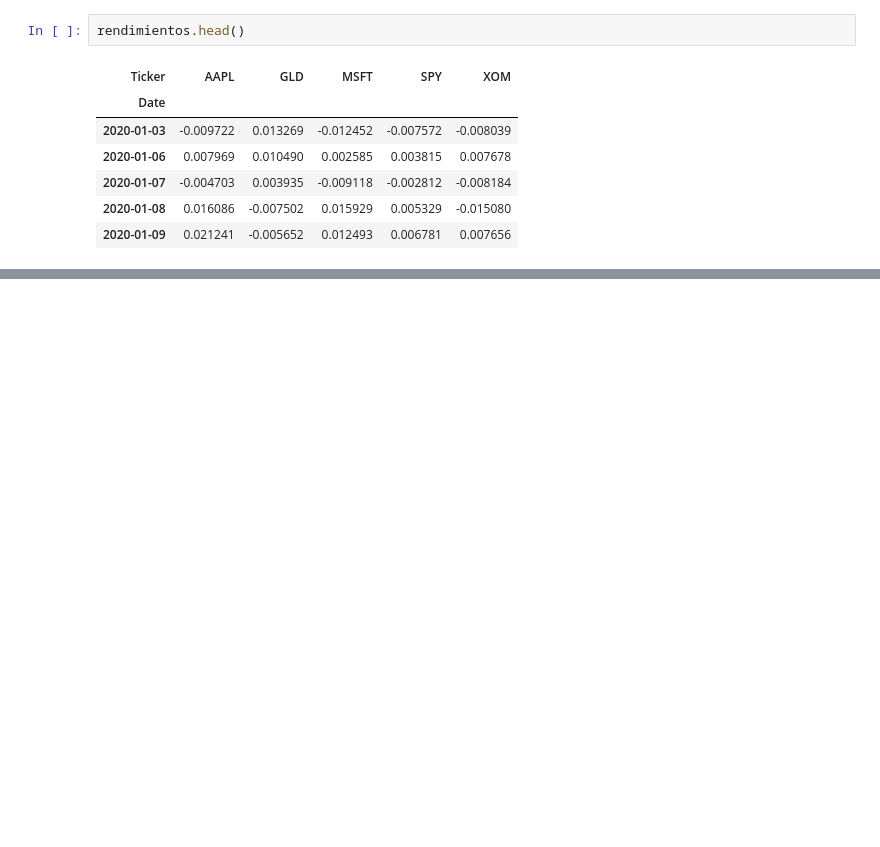
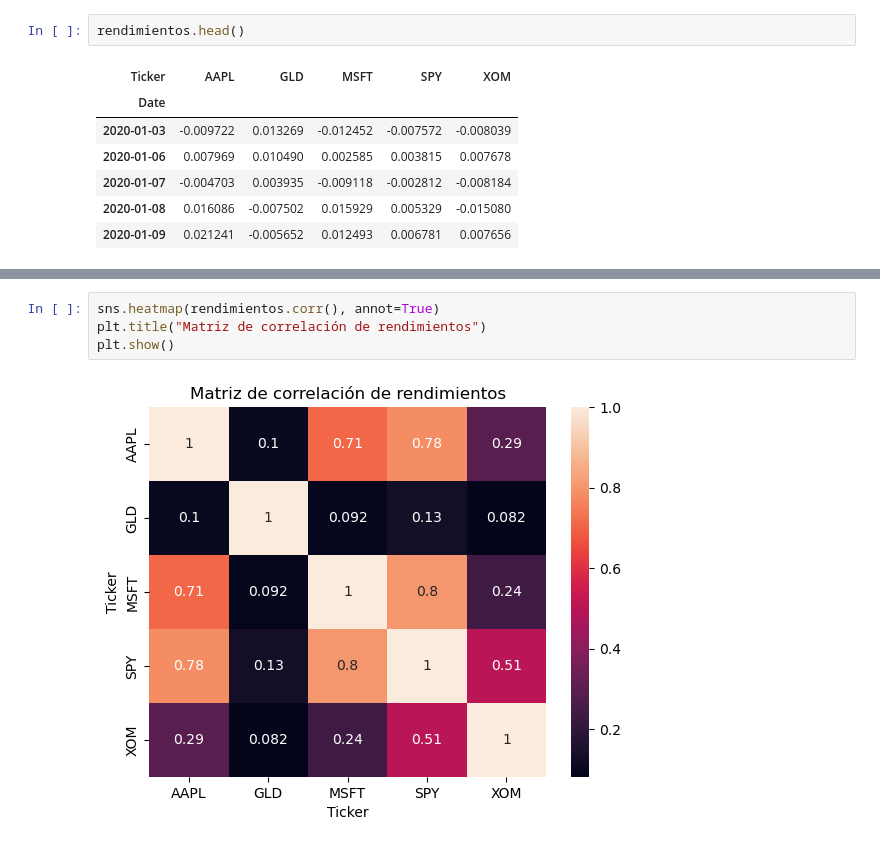
Before and after one commit to Marco-Vallejo/Financial-Portfolio-Analysis-with-Python, a Jupyter notebook: project_2_five_assets/project_2_five_assets.ipynb, the cells around one changed output, grey strips where cells are left out. Cells and saved outputs as stored; diff of their text form; blank space fills up the shorter version.

```diff
--- a/project_2_five_assets/project_2_five_assets.ipynb
+++ b/project_2_five_assets/project_2_five_assets.ipynb
@@ -177,0 +198,6 @@ np.float64(0.0008255178248308487)
+# %%
+sns.heatmap(rendimientos.corr(), annot=True)
+plt.title("Matriz de correlación de rendimientos")
+plt.show()
+# %% [output]
+[figure, added]
```
Also changed, not shown: parts of 27 cells of this notebook.
